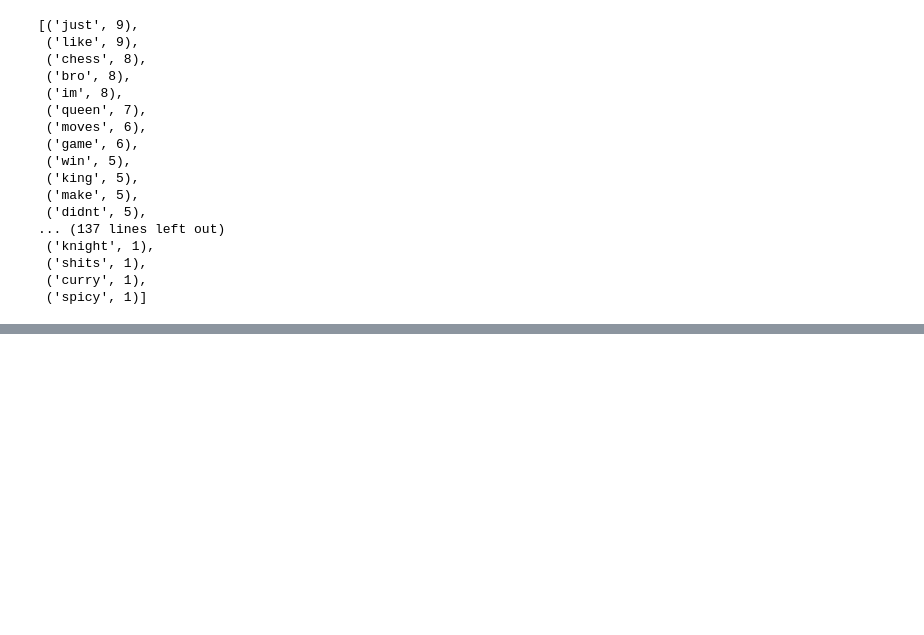
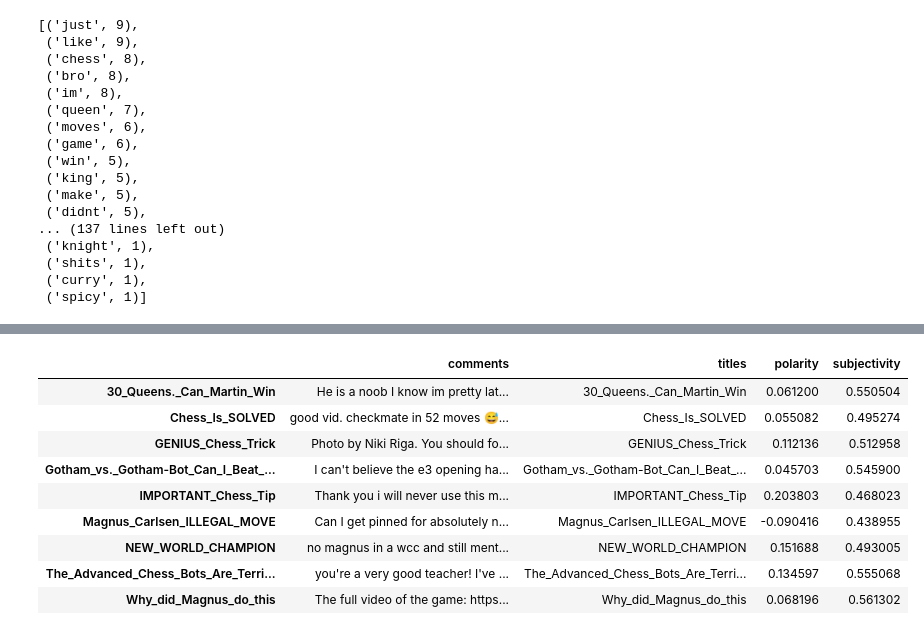
Before and after one commit to mohit-11011/NLP-Analysis, a Jupyter notebook: channel-review/data.ipynb, the cells around one changed output, grey strips where cells are left out. Drawn from its saved outputs; the diff is of its cells as text; code cells hidden in the pictures; blank space fills up the shorter version.

```diff
--- a/channel-review/data.ipynb
+++ b/channel-review/data.ipynb
@@ -500,0 +610,20 @@ plt.close()
+# %%
+from textblob import TextBlob
+
+pol = lambda x: TextBlob(x).sentiment.polarity
+sub = lambda x: TextBlob(x).sentiment.subjectivity
+
+data['polarity'] = data['comments'].apply(pol)
+data['subjectivity'] = data['comments'].apply(sub)
+data
+# %% [output]
+|  | comments | titles | polarity | subjectivity |
+| 30_Queens._Can_Martin_Win | He is a noob I know im pretty lat... | 30_Queens._Can_Martin_Win | 0.061200 | 0.550504 |
+| Chess_Is_SOLVED | good vid. checkmate in 52 moves 😅... | Chess_Is_SOLVED | 0.055082 | 0.495274 |
+| GENIUS_Chess_Trick | Photo by Niki Riga. You should fo... | GENIUS_Chess_Trick | 0.112136 | 0.512958 |
+| Gotham_vs._Gotham-Bot_Can_I_Beat_... | I can't believe the e3 opening ha... | Gotham_vs._Gotham-Bot_Can_I_Beat_... | 0.045703 | 0.545900 |
+| IMPORTANT_Chess_Tip | Thank you i will never use this m... | IMPORTANT_Chess_Tip | 0.203803 | 0.468023 |
+| Magnus_Carlsen_ILLEGAL_MOVE | Can I get pinned for absolutely n... | Magnus_Carlsen_ILLEGAL_MOVE | -0.090416 | 0.438955 |
+| NEW_WORLD_CHAMPION | no magnus in a wcc and still ment... | NEW_WORLD_CHAMPION | 0.151688 | 0.493005 |
+| The_Advanced_Chess_Bots_Are_Terri... | you're a very good teacher! I've ... | The_Advanced_Chess_Bots_Are_Terri... | 0.134597 | 0.555068 |
+| Why_did_Magnus_do_this | The full video of the game: https... | Why_did_Magnus_do_this | 0.068196 | 0.561302 |
```
Also changed, not shown: parts of 11 cells of this notebook, 4 other files.
